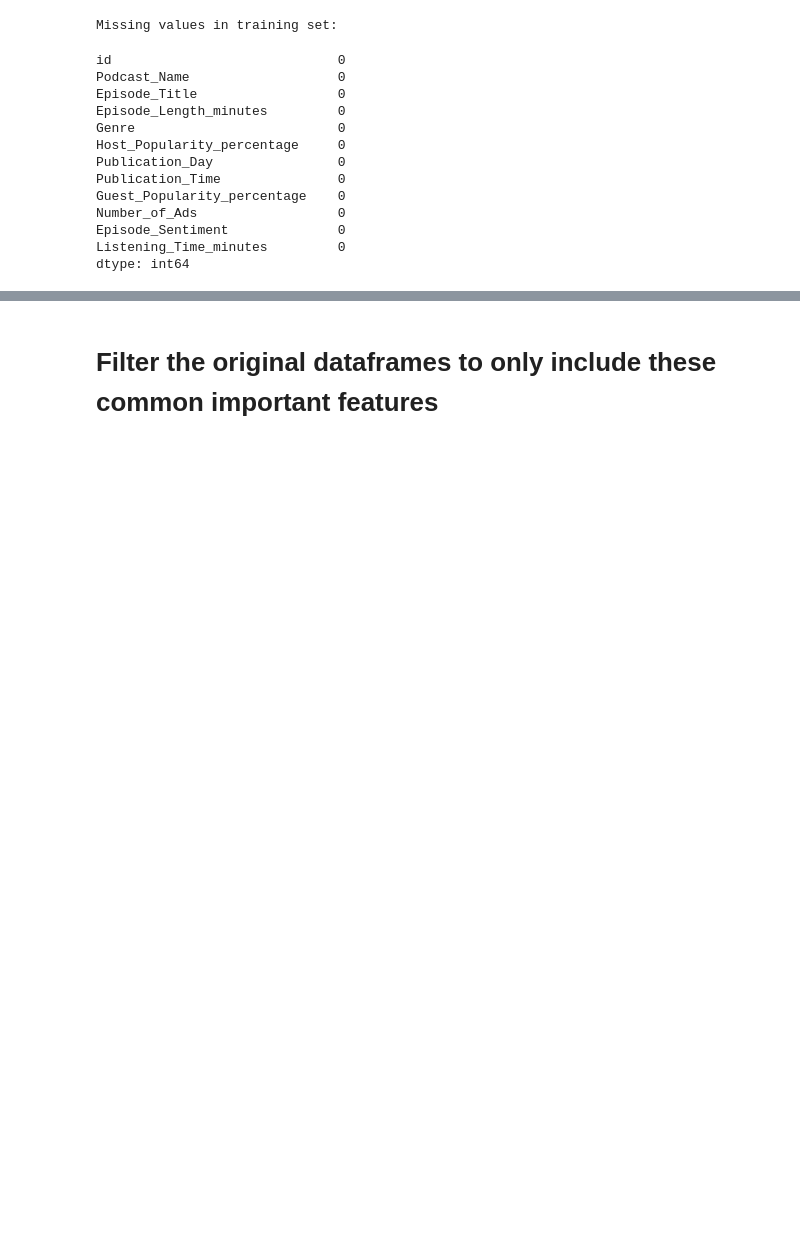
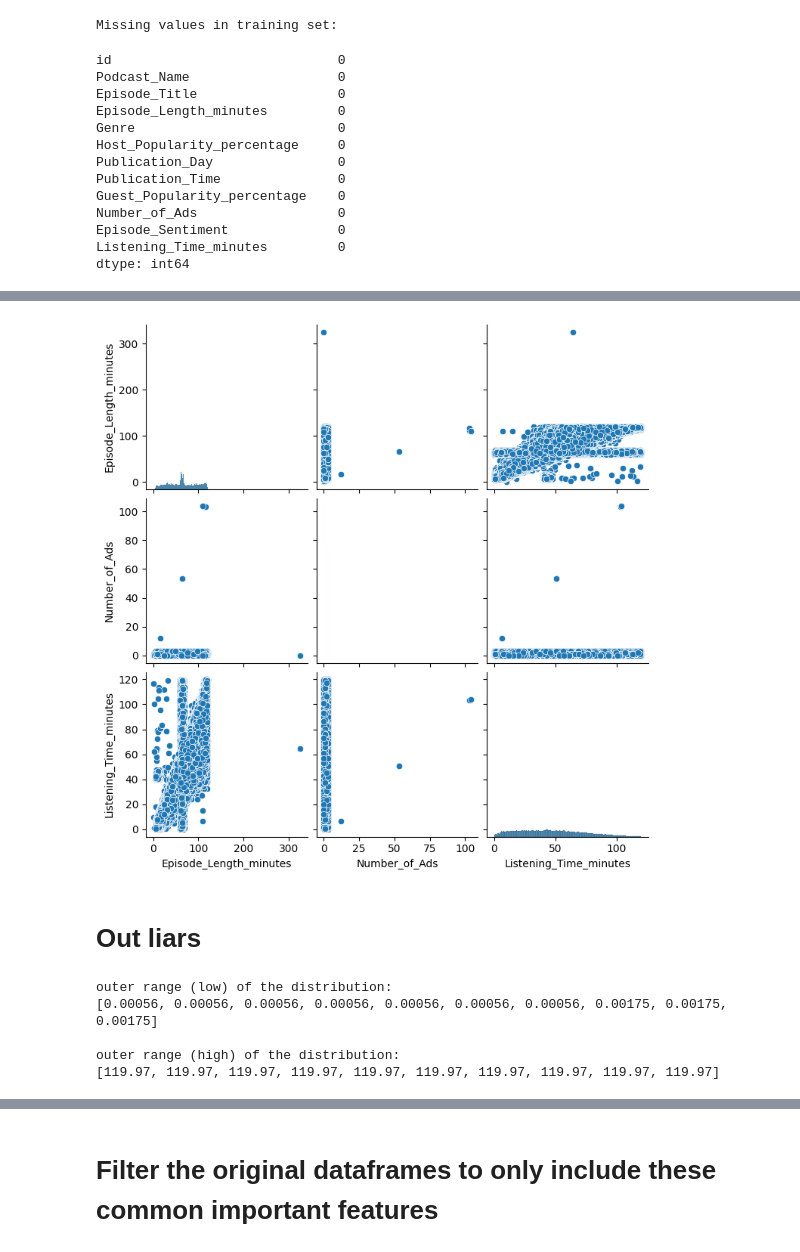
Before and after one commit to RichardMan13/podcast-listening-predictor, a Jupyter notebook: model_with_better_feature_enginearing.ipynb, the cells around one changed output, grey strips where cells are left out. Cells and saved outputs as stored; diff of their text form; code cells hidden in the pictures; blank space fills up the shorter version.

```diff
--- a/model_with_better_feature_enginearing.ipynb
+++ b/model_with_better_feature_enginearing.ipynb
@@ -252,0 +270,25 @@ XGBRegressor(base_score=None, booster=None, callbacks=None,
+# %%
+filter_cols = ['Episode_Length_minutes', 'Number_of_Ads']
+# %%
+sns.pairplot(df_train[filter_cols + [target_col]], size = 2.5)
+plt.show();
+# %% [output]
+[figure, added]
+# %% [markdown]
+# Out liars
+# %%
+
+# Sort values and get 10 lowest and highest values
+low_range = df_train[target_col].sort_values()[:10]
+high_range = df_train[target_col].sort_values()[-10:]
+
+print('outer range (low) of the distribution:')
+print(list(low_range))
+print('\nouter range (high) of the distribution:')
+print(list(high_range))
+# %% [output]
+outer range (low) of the distribution:
+[0.00056, 0.00056, 0.00056, 0.00056, 0.00056, 0.00056, 0.00056, 0.00175, 0.00175, 0.00175]
+
+outer range (high) of the distribution:
+[119.97, 119.97, 119.97, 119.97, 119.97, 119.97, 119.97, 119.97, 119.97, 119.97]
```
Also changed, not shown: parts of 70 cells of this notebook.
